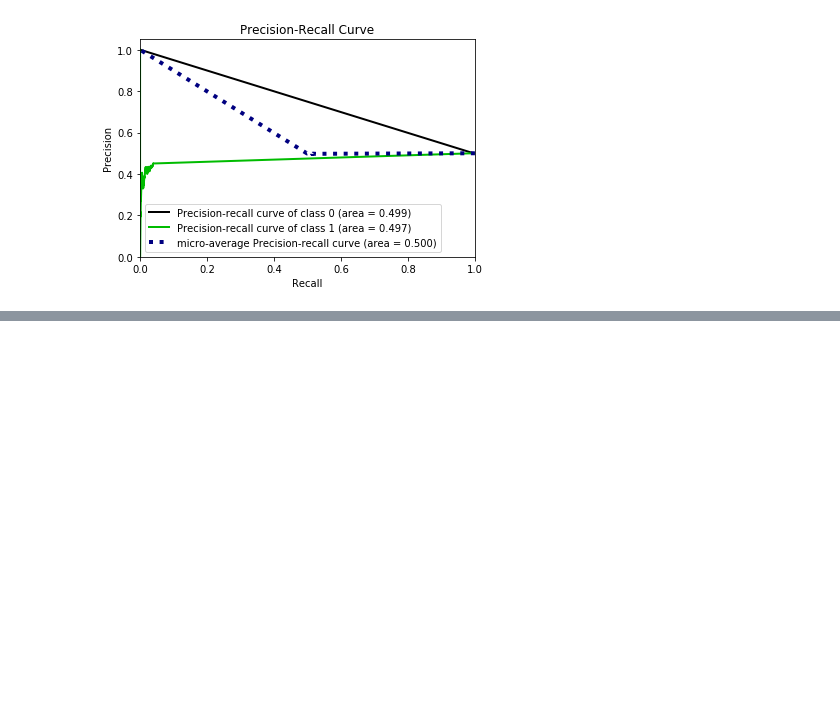
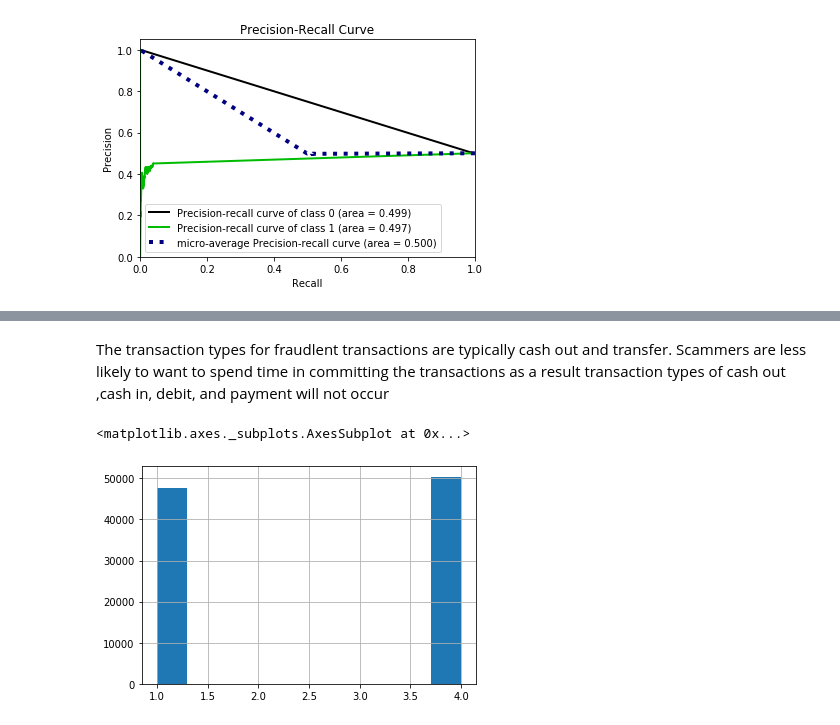
Before and after one commit to mikeayedun561/finacial_fraud, a Jupyter notebook: financial_fraud_ml.ipynb, the cells around one changed output, grey strips where cells are left out. Drawn from its saved outputs; the diff is of its cells as text; code cells hidden in the pictures; blank space fills up the shorter version.

```diff
--- a/financial_fraud_ml.ipynb
+++ b/financial_fraud_ml.ipynb
@@ -714,0 +757,7 @@ ValueError: bad input shape (392796, 2)
+# %% [markdown]
+The transaction types for fraudlent transactions are typically cash out and transfer. Scammers are less likely to want to spend time in committing the transactions as a result transaction types of cash out ,cash in, debit, and payment will not occur
+# %%
+data.loc[data["rankings"]==4]["type"].hist()
+# %% [output]
+<matplotlib.axes._subplots.AxesSubplot at 0x...>
+[figure, added]
```
Also changed, not shown: parts of 27 cells of this notebook.
